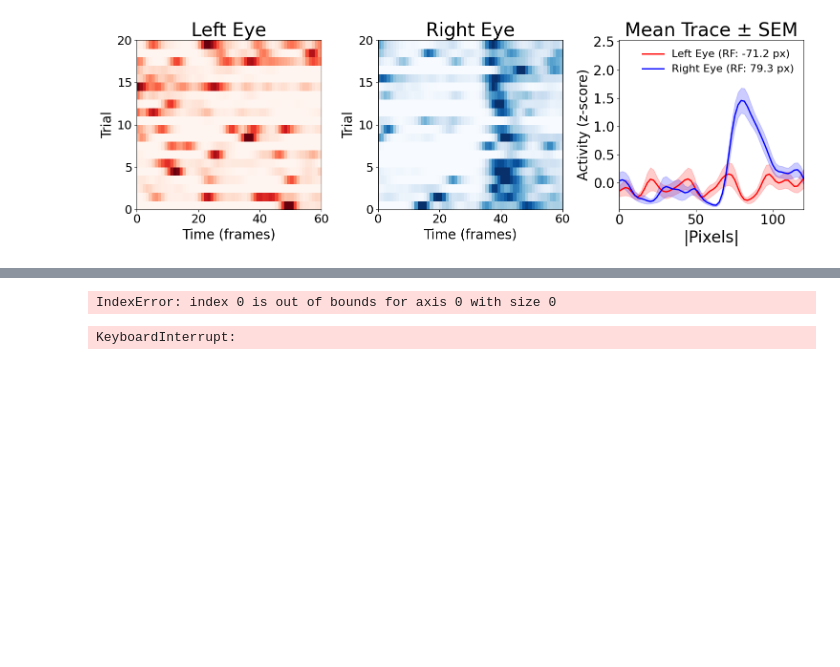
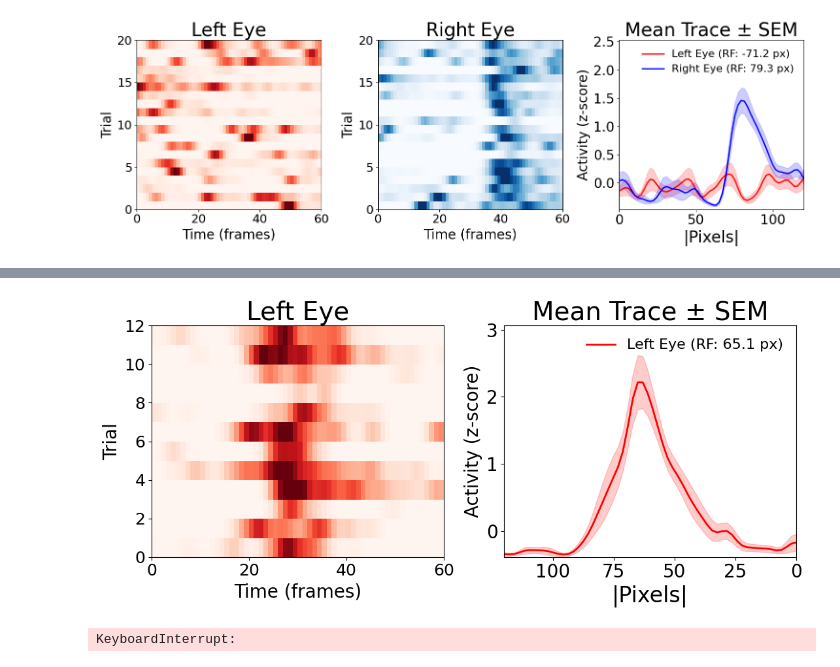
Before and after one commit to s-acosta/distance-project, a Jupyter notebook: disparity-analysis/disparity-notebooks/mousegoggles-left-right-test.ipynb, the cells around one changed output, grey strips where cells are left out. Saved outputs shown, nothing was run; the diff lists cells and outputs as text; code cells hidden in the pictures; blank space fills up the shorter version.

```diff
--- a/disparity-analysis/disparity-notebooks/mousegoggles-left-right-test.ipynb
+++ b/disparity-analysis/disparity-notebooks/mousegoggles-left-right-test.ipynb
@@ -238,7 +298,7 @@ fig = make_comparison_plot(cell=348)
 # %%
-fig = make_comparison_plot(cell=422)
+fig = make_eye_plot(cell=116, eye='left')
 # %% [output]
-IndexError: index 0 is out of bounds for axis 0 with size 0
+[figure, added]
 # %%
 results_dir = os.path.join(session_dir, "results")
 os.makedirs(results_dir, exist_ok=True)
```
Also changed, not shown: parts of 4 cells of this notebook, 17 other files.
